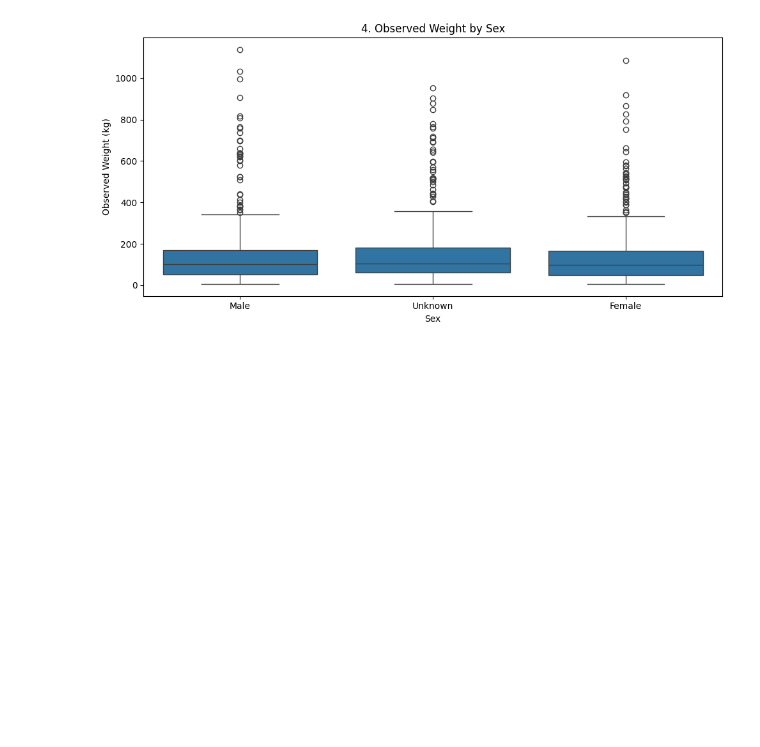
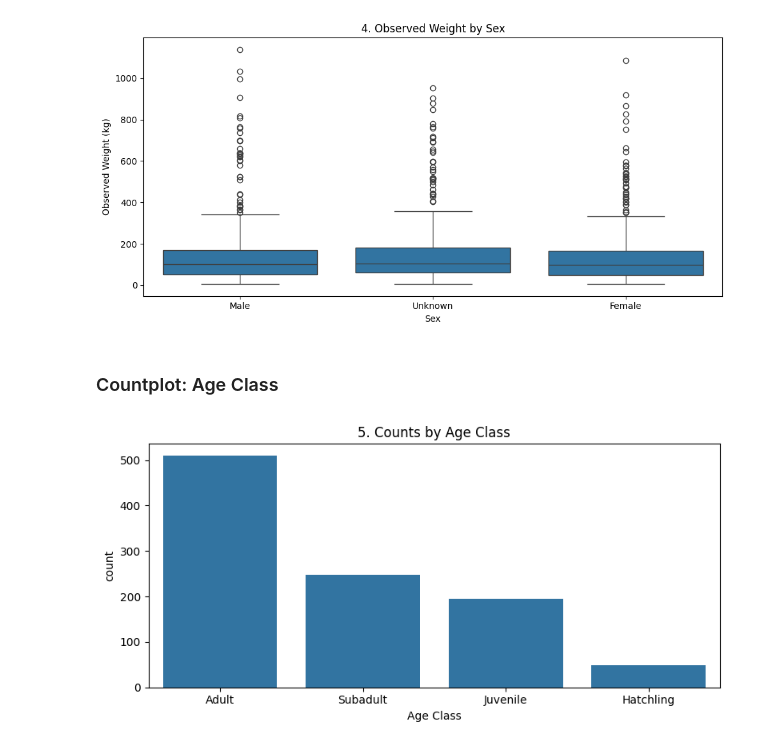
Before and after one commit to lukhi-laksh/Kaggle-Notebooks, a Jupyter notebook: Crocodile Species/crocodile_Analysis.ipynb, the cells around one changed output. Saved outputs shown, nothing was run; the diff lists cells and outputs as text; code cells hidden in the pictures; blank space fills up the shorter version.

```diff
--- a/Crocodile Species/crocodile_Analysis.ipynb
+++ b/Crocodile Species/crocodile_Analysis.ipynb
@@ -288,3 +288,13 @@ show_fig()
 plot_no += 1
 # %% [output]
 [figure]
+# %% [markdown]
+### Countplot: Age Class
+# %%
+plt.figure(figsize=(8,4))
+sns.countplot(x='Age Class', data=df, order=df['Age Class'].value_counts().index)
+plt.title(f"{plot_no}. Counts by Age Class")
+show_fig()
+plot_no += 1
+# %% [output]
+[figure, added]
```
Also changed, not shown: parts of 6 cells of this notebook.
